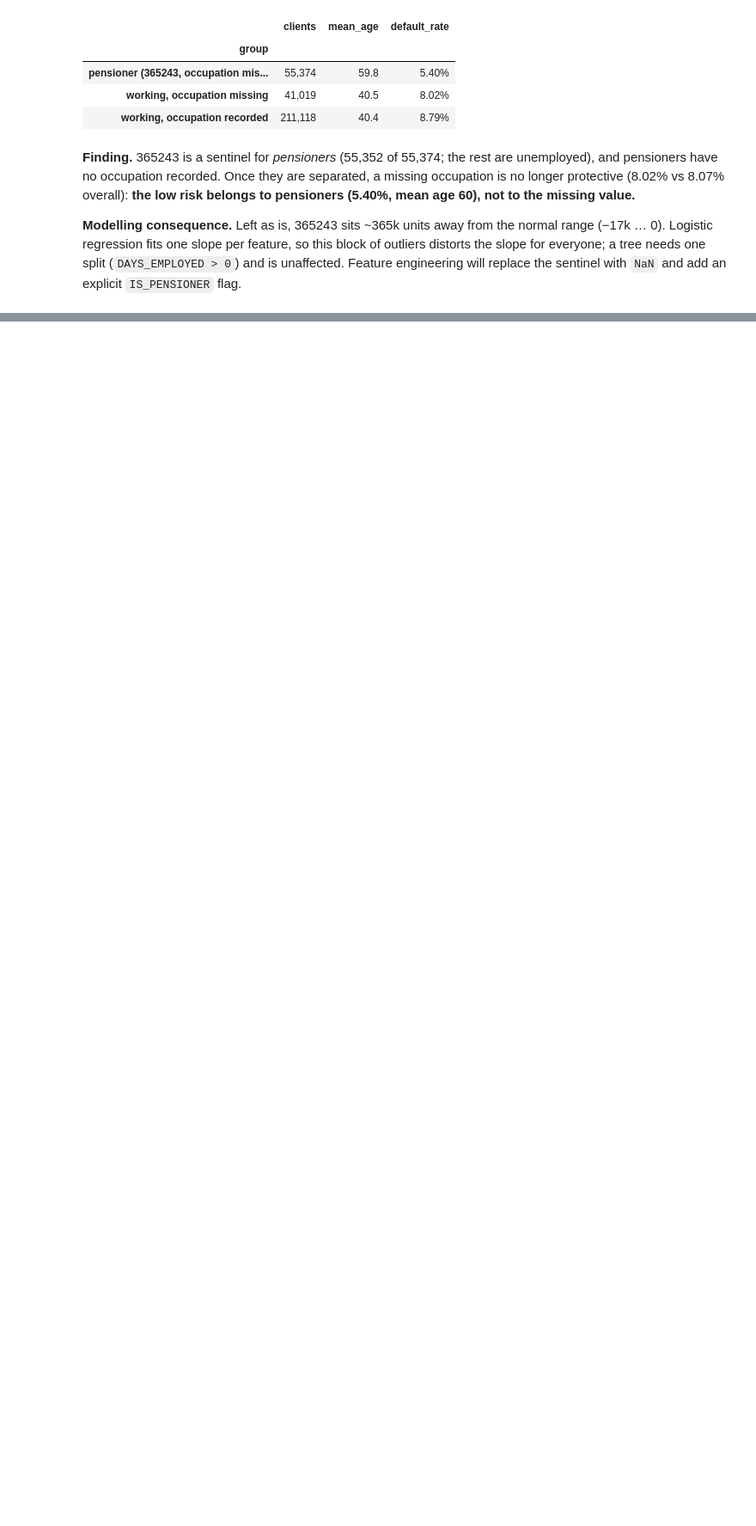
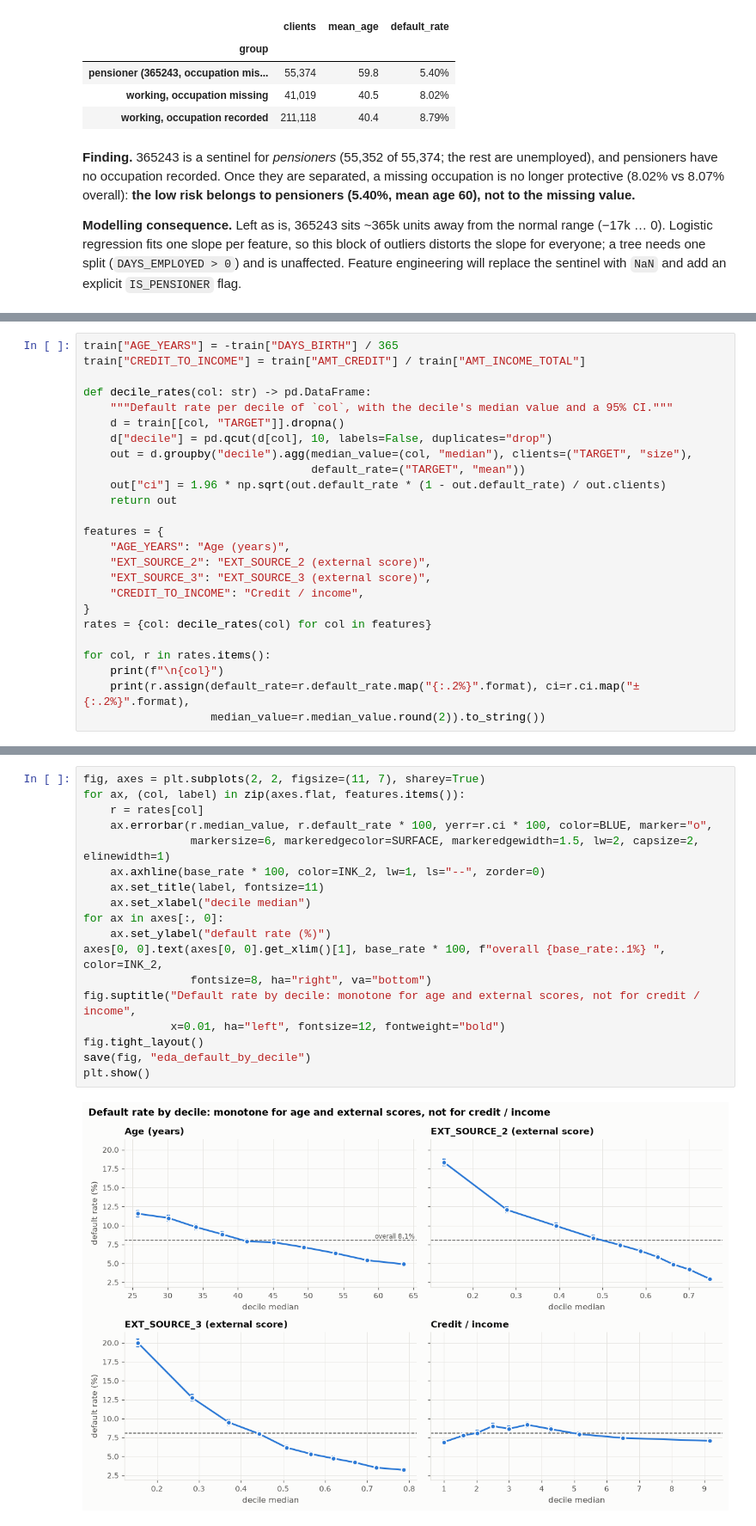
Before and after one commit to alperella00/home-credit-default-risk, a Jupyter notebook: notebooks/01_eda.ipynb, the cells around one changed output, grey strips where cells are left out. Shown at 86% size. Drawn from its saved outputs; the diff is of its cells as text; blank space fills up the shorter version.

Commit message:
EDA part 4: default rate by decile and log-odds linearity check (H1)
Co-Authored-By: Claude Opus 5.5 <noreply@anthropic.com>

```diff
--- a/notebooks/01_eda.ipynb
+++ b/notebooks/01_eda.ipynb
@@ -283,0 +291,25 @@ sentinel with `NaN` and add an explicit `IS_PENSIONER` flag.
+# %%
+train["AGE_YEARS"] = -train["DAYS_BIRTH"] / 365
+train["CREDIT_TO_INCOME"] = train["AMT_CREDIT"] / train["AMT_INCOME_TOTAL"]
+
+def decile_rates(col: str) -> pd.DataFrame:
+    """Default rate per decile of `col`, with the decile's median value and a 95% CI."""
+    d = train[[col, "TARGET"]].dropna()
+    d["decile"] = pd.qcut(d[col], 10, labels=False, duplicates="drop")
+    out = d.groupby("decile").agg(median_value=(col, "median"), clients=("TARGET", "size"),
+                                  default_rate=("TARGET", "mean"))
+    out["ci"] = 1.96 * np.sqrt(out.default_rate * (1 - out.default_rate) / out.clients)
+    return out
+
+features = {
+    "AGE_YEARS": "Age (years)",
+    "EXT_SOURCE_2": "EXT_SOURCE_2 (external score)",
+    "EXT_SOURCE_3": "EXT_SOURCE_3 (external score)",
+    "CREDIT_TO_INCOME": "Credit / income",
+}
+rates = {col: decile_rates(col) for col in features}
+
+for col, r in rates.items():
+    print(f"\n{col}")
+    print(r.assign(default_rate=r.default_rate.map("{:.2%}".format), ci=r.ci.map("±{:.2%}".format),
+                   median_value=r.median_value.round(2)).to_string())
@@ -283,0 +334,20 @@ sentinel with `NaN` and add an explicit `IS_PENSIONER` flag.
+# %%
+fig, axes = plt.subplots(2, 2, figsize=(11, 7), sharey=True)
+for ax, (col, label) in zip(axes.flat, features.items()):
+    r = rates[col]
+    ax.errorbar(r.median_value, r.default_rate * 100, yerr=r.ci * 100, color=BLUE, marker="o",
+                markersize=6, markeredgecolor=SURFACE, markeredgewidth=1.5, lw=2, capsize=2, elinewidth=1)
+    ax.axhline(base_rate * 100, color=INK_2, lw=1, ls="--", zorder=0)
+    ax.set_title(label, fontsize=11)
+    ax.set_xlabel("decile median")
+for ax in axes[:, 0]:
+    ax.set_ylabel("default rate (%)")
+axes[0, 0].text(axes[0, 0].get_xlim()[1], base_rate * 100, f"overall {base_rate:.1%} ", color=INK_2,
+                fontsize=8, ha="right", va="bottom")
+fig.suptitle("Default rate by decile: monotone for age and external scores, not for credit / income",
+             x=0.01, ha="left", fontsize=12, fontweight="bold")
+fig.tight_layout()
+save(fig, "eda_default_by_decile")
+plt.show()
+# %% [output]
+[figure, added]
```
Also changed, not shown: parts of 5 cells of this notebook, 2 other files.
